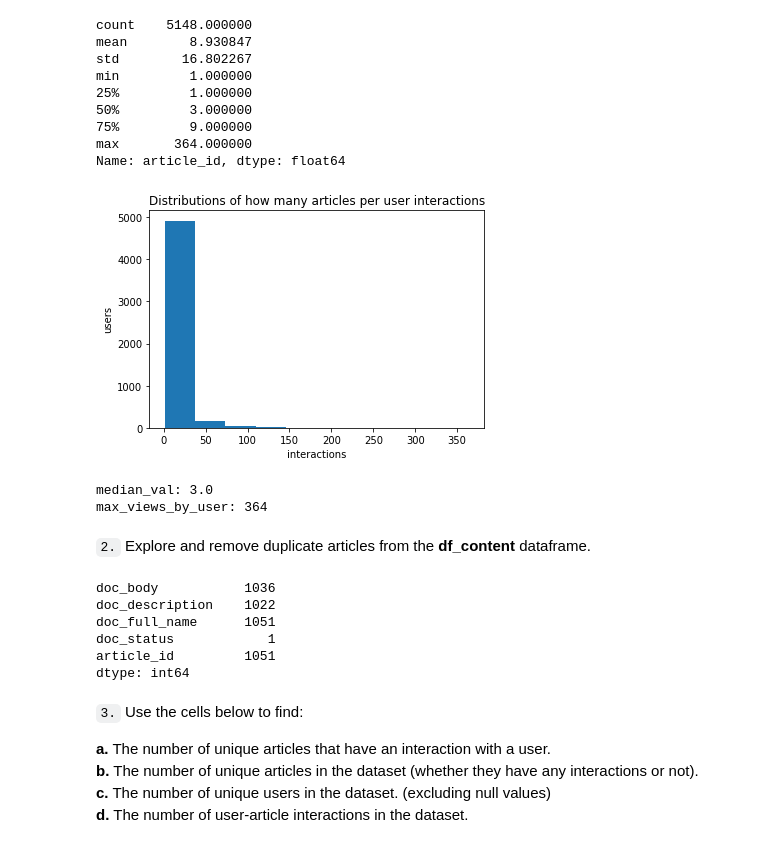
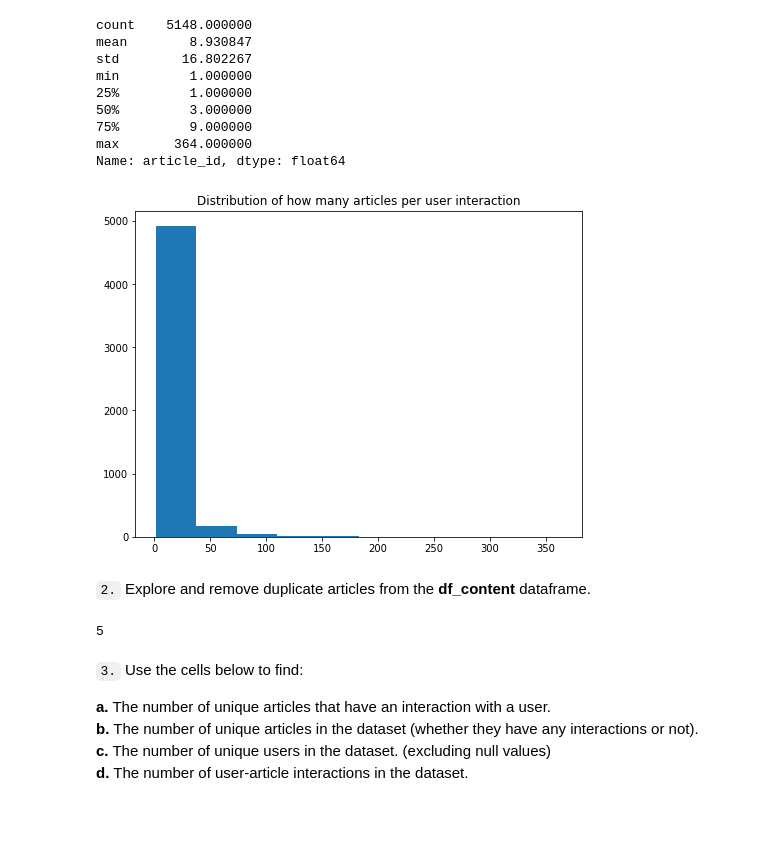
Before and after one commit to linnforsman/Recommendations-with-IBM, a Jupyter notebook: Recommendations_with_IBM.ipynb, the cells around one changed output. Saved outputs shown, nothing was run; the diff lists cells and outputs as text; code cells hidden in the pictures; blank space fills up the shorter version.

```diff
--- a/Recommendations_with_IBM.ipynb
+++ b/Recommendations_with_IBM.ipynb
@@ -108,14 +120,12 @@ min         1.000000
 max       364.000000
 Name: article_id, dtype: float64
 # %%
-plt.figure()
-plt.hist(user_interaction_counts.values)
-plt.title('Distributions of how many articles per user interactions')
-plt.xlabel('interactions')
-plt.ylabel('users')
-plt.show()
+fig, ax = plt.subplots(figsize=(8,6))
+ax.hist(user_interaction_counts)
+ax.set_title('Distribution of how many articles per user interaction')
+plt.show();
 # %% [output]
-[figure, old version]
+[figure, new version]
 # %%
 # Fill in the median and maximum number of user_article interactios below
 
@@ -124,21 +134,10 @@ max_views_by_user = user_interaction_counts.max() # The maximum number of user-a
-# %%
-print("median_val: {}".format(median_val))
-print("max_views_by_user: {}".format(max_views_by_user))
-# %% [output]
-median_val: 3.0
-max_views_by_user: 364
 # %% [markdown]
 `2.` Explore and remove duplicate articles from the **df_content** dataframe.
 # %%
 # Find and explore duplicate articles
-df_content.nunique()
+df_content.duplicated("article_id").sum()
 # %% [output]
-doc_body           1036
-doc_description    1022
-doc_full_name      1051
-doc_status            1
-article_id         1051
-dtype: int64
+5
 # %%
 # Remove any rows that have the same article_id - only keep the first
 df_content.drop_duplicates(subset='article_id', inplace=True)
```
Also changed, not shown: parts of 38 cells of this notebook.
